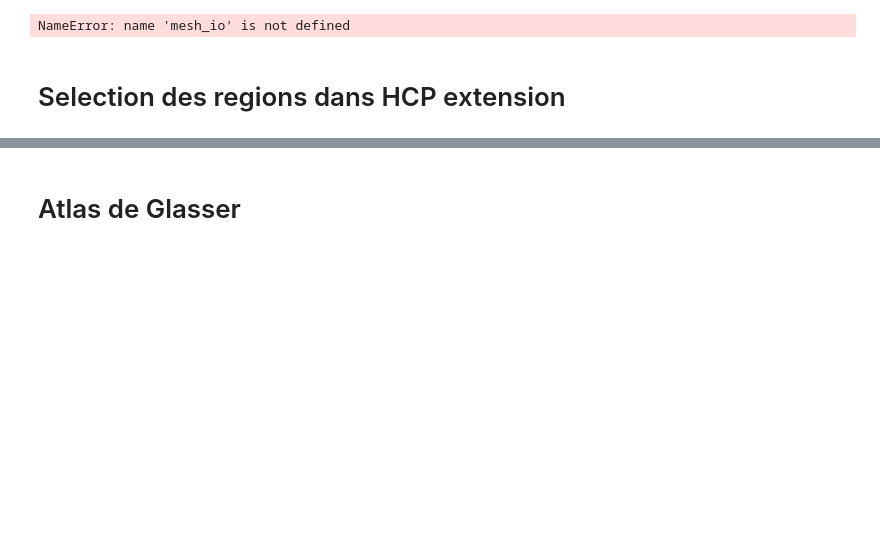
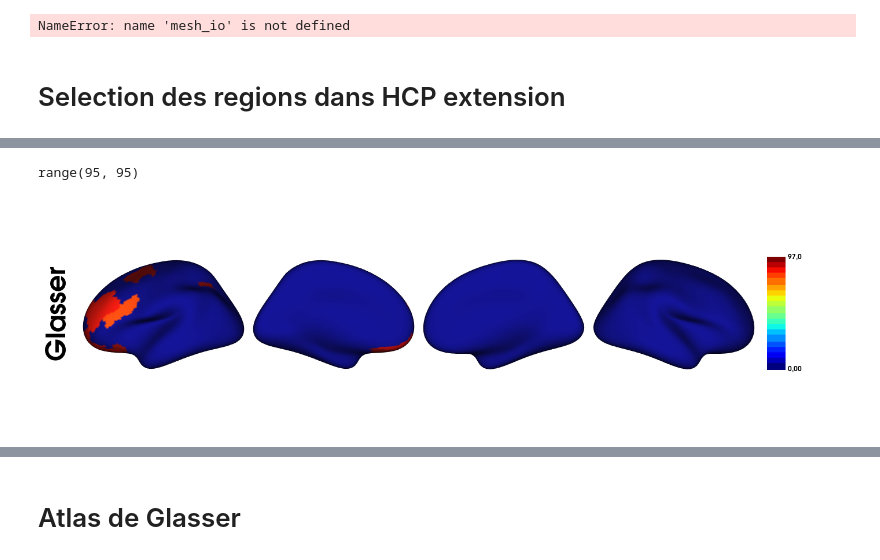
Before and after one commit to RomainViardLille/LiiFE, a Jupyter notebook: Neurosclerodermie_Corticalthickness.ipynb, the cells around one changed output, grey strips where cells are left out. Drawn from its saved outputs; the diff is of its cells as text; code cells hidden in the pictures; blank space fills up the shorter version.

```diff
--- a/Neurosclerodermie_Corticalthickness.ipynb
+++ b/Neurosclerodermie_Corticalthickness.ipynb
@@ -439,0 +470,11 @@ regions_fr["regionID"].unique()
+# %%
+range(95,95)
+# %% [output]
+range(95, 95)
+# %%
+plot_hemispheres(inflated_left,inflated_right,np.where(np.isin(glasser,[range(79,98)]),glasser, 0), color_bar=True,
+        label_text=["Glasser"], cmap="jet",
+        embed_nb=True, size=(1400, 400), zoom=1.2, nan_color=(0.7, 0.7, 0.7, 1),
+        cb__labelTextProperty={"fontSize": 12},transparent_bg=False, interactive=False)
+# %% [output]
+[figure, added]
```
Also changed, not shown: parts of 5 cells of this notebook, 2 other files.
